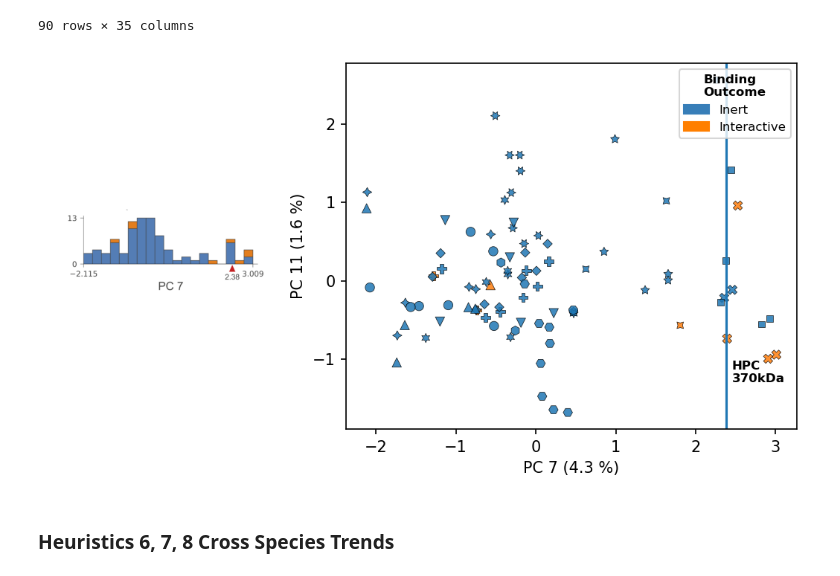
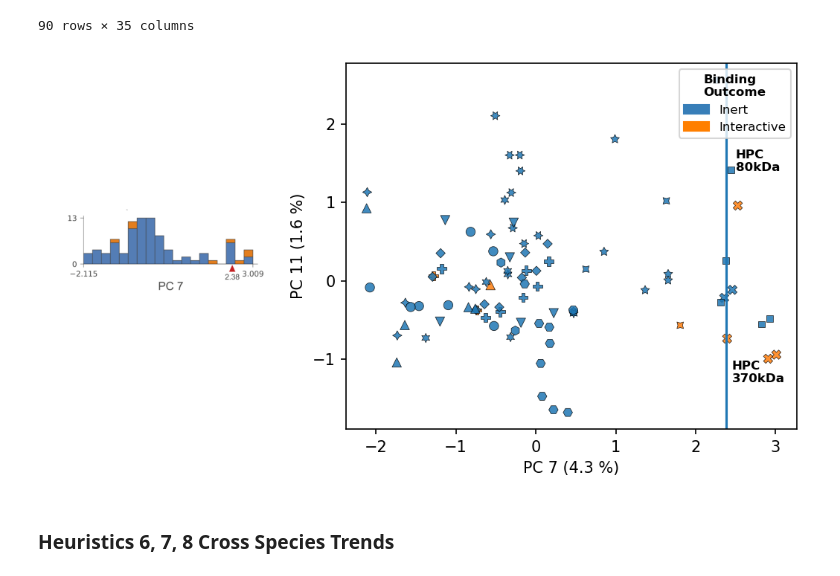
Before and after one commit to Frank-Gu-Lab/infrno, a Jupyter notebook: notebooks/final_model_paper_CDE_rs148.ipynb, the cells around one changed output. Saved outputs shown, nothing was run; the diff lists cells and outputs as text; code cells hidden in the pictures.

```diff
--- a/notebooks/final_model_paper_CDE_rs148.ipynb
+++ b/notebooks/final_model_paper_CDE_rs148.ipynb
@@ -887,35 +887,35 @@ tree_image = Image.open(path)
 axd['A'].imshow(np.asarray(tree_image))
 axd['A'].axis('off')
 axd['A'].xaxis.set_visible(False)
 axd['A'].yaxis.set_visible(False)
 
 #create artist items to build legend manually
 inert_patches = mpatches.Patch(color=custom_colors[0], label = 'Inert')
 interactive_patches = mpatches.Patch(color = custom_colors[2], label = 'Interactive')
 
 g.legend(handles = [inert_patches,interactive_patches],
           loc='upper right', title_fontproperties={'weight': 'bold', 'size':8},
          title='Binding\nOutcome', fontsize=8)
 
 
 
 axd['B'].axvline(x=2.384)
 axd['B'].text(s="HPC\n370kDa", x=2.45, y=-1.3, fontsize = 8, fontweight = 'bold')
-axd['B'].text(s="HPC\n80kDa", x=2.55, y=1.5, fontsize = 8, fontweight = 'bold')
+axd['B'].text(s="HPC\n80kDa", x=2.5, y=1.4, fontsize = 8, fontweight = 'bold')
 
 # ax labels
 axd['B'].set_xlabel(f"PC 7 ({str(np.round(expvar_lookup[6],3)*100)} %)")
 axd['B'].set_ylabel(f"PC 11 ({str(np.round(expvar_lookup[10],3)*100)} %)")
 
 
 # save as png, svg
 plt.tight_layout()
 plt.savefig("../figures/supplementary/pc7_h4.png", dpi=150)
 plt.savefig("../figures/supplementary/pc7_h4.svg", dpi=150)
 
 plt.show()
 # %% [output]
-[figure, old version]
+[figure, new version]
 # %% [markdown]
 ### Heuristics 6, 7, 8 Cross Species Trends
 # %%
```
